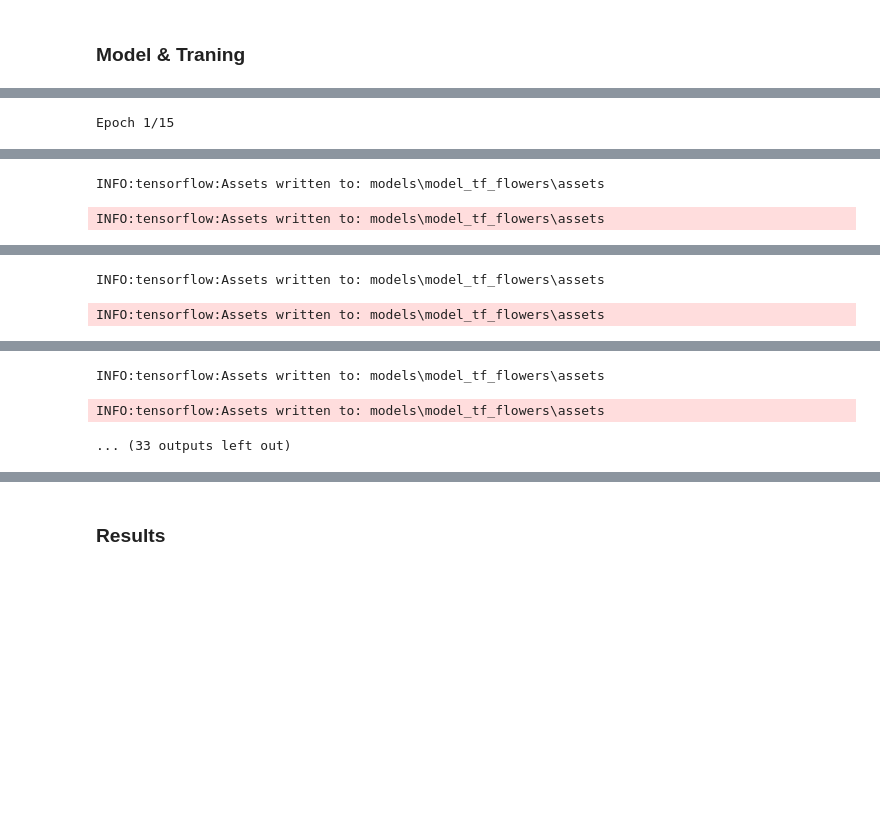
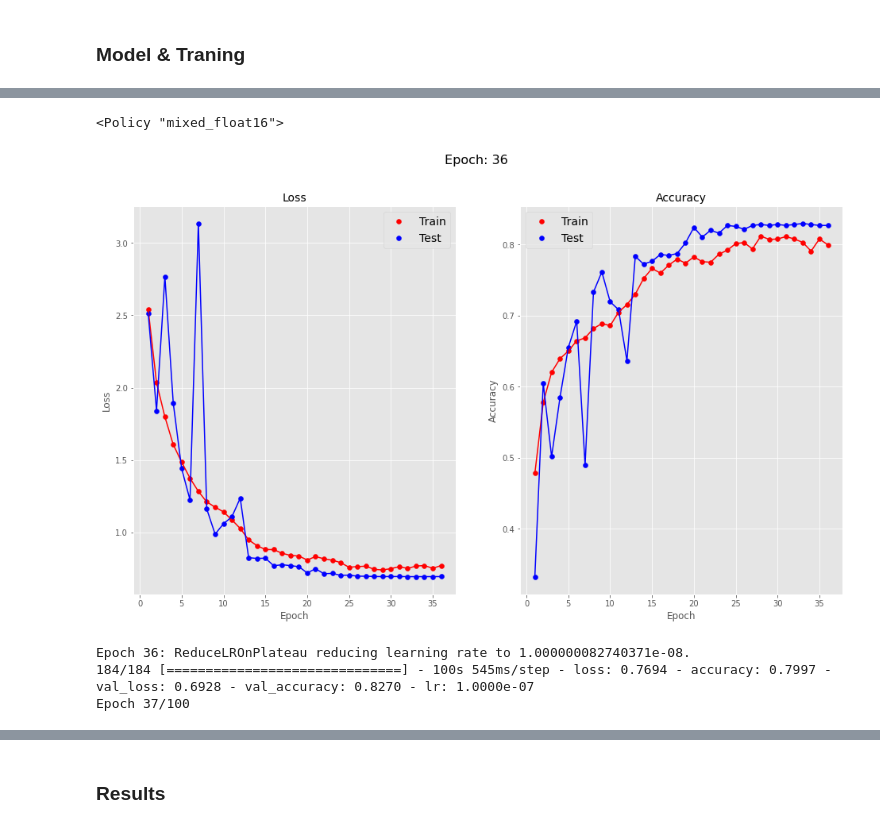
Before and after one commit to KornelWitkowski/TensorFlow-benchmarks, a Jupyter notebook: Image_classification.ipynb, the cells around one changed output, grey strips where cells are left out. Cells and saved outputs as stored; diff of their text form; code cells hidden in the pictures; blank space fills up the shorter version.

Commit message:
tf_flowers with resnet

```diff
--- a/Image_classification.ipynb
+++ b/Image_classification.ipynb
@@ -646,7 +657,8 @@ test_images, test_labels = get_images_and_labels_from_dataset(test_data)
 # %%
 train_data = train_datagen.flow(train_images,
                                 train_labels,
-                                batch_size=16)
+                                batch_size=16,
+                                shuffle=True)
 
 test_data = test_datagen.flow(test_images,
                               test_labels,
@@ -696,9 +694,26 @@ model.compile(loss="sparse_categorical_crossentropy",
+# %%
+from resnet import resnet_v2
+
+model = resnet_v2(input_shape = (200, 200, 3), depth = 56, num_classes=5)
+
+model.compile(loss="sparse_categorical_crossentropy",
+                optimizer=tf.keras.optimizers.Adam(learning_rate=0.001),
+                metrics=["accuracy"])
+# %%
+from tensorflow.keras import mixed_precision
+mixed_precision.set_global_policy(policy="mixed_float16")
+mixed_precision.global_policy()
+# %% [output]
+<Policy "mixed_float16">
 # %%
-from utils import reduce_lr, create_model_checkpoint
+from utils import create_model_checkpoint, MonitorTraining, reduce_lr
 
 history = model.fit(train_data,
-                    epochs=15,
+                    epochs=100,
                     validation_data=test_data,
-                    callbacks=[reduce_lr(), create_model_checkpoint(model.name)])
+                    callbacks=[MonitorTraining(), reduce_lr(), create_model_checkpoint(model.name)])
 # %% [output]
+[figure, added]
-Epoch 1/15
+Epoch 36: ReduceLROnPlateau reducing learning rate to 1.000000082740371e-08.
+184/184 [==============================] - 100s 545ms/step - loss: 0.7694 - accuracy: 0.7997 - val_loss: 0.6928 - val_accuracy: 0.8270 - lr: 1.0000e-07
+Epoch 37/100
@@ -706,2 +720,0 @@ WARNING:absl:Found untraced functions such as _jit_compiled_convolution_op, _jit
-INFO:tensorflow:Assets written to: models\model_tf_flowers\assets
-INFO:tensorflow:Assets written to: models\model_tf_flowers\assets
@@ -711,2 +720,0 @@ WARNING:absl:Found untraced functions such as _jit_compiled_convolution_op, _jit
-INFO:tensorflow:Assets written to: models\model_tf_flowers\assets
-INFO:tensorflow:Assets written to: models\model_tf_flowers\assets
@@ -716,3 +720,0 @@ WARNING:absl:Found untraced functions such as _jit_compiled_convolution_op, _jit
-INFO:tensorflow:Assets written to: models\model_tf_flowers\assets
-INFO:tensorflow:Assets written to: models\model_tf_flowers\assets
-... (33 outputs left out)
```
Also changed, not shown: parts of 14 cells of this notebook.
